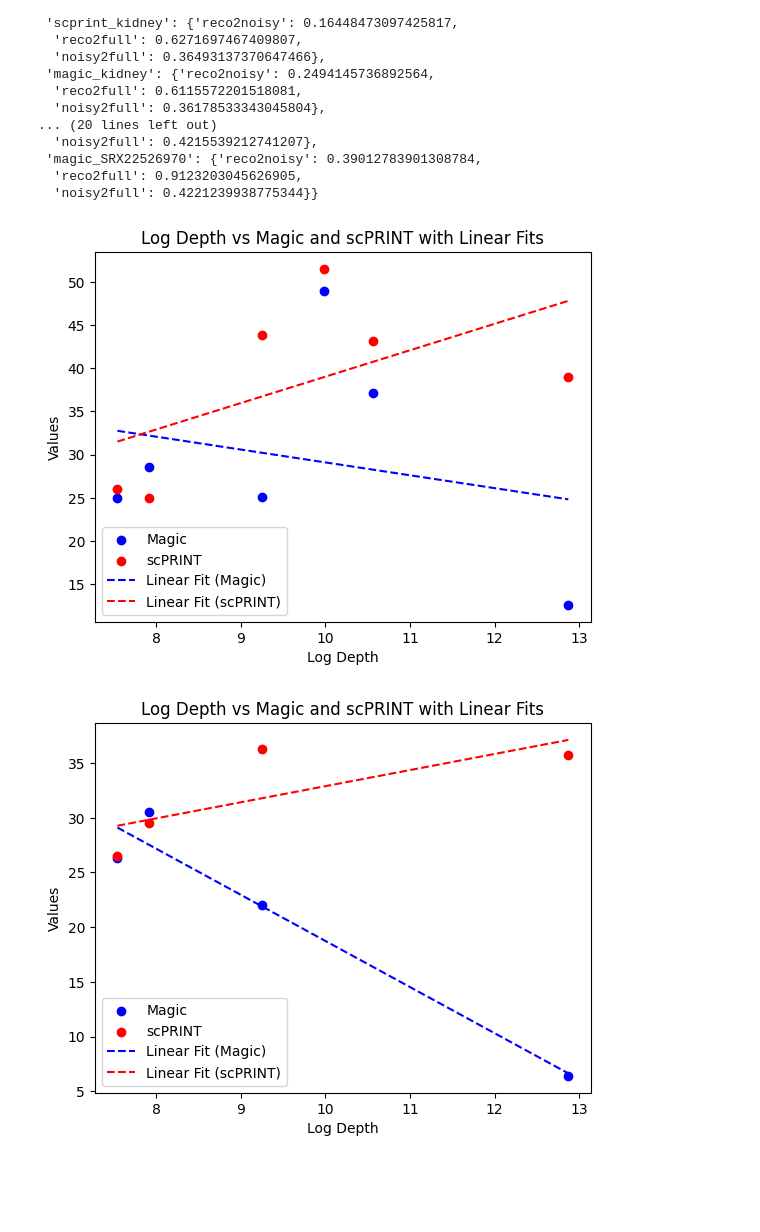
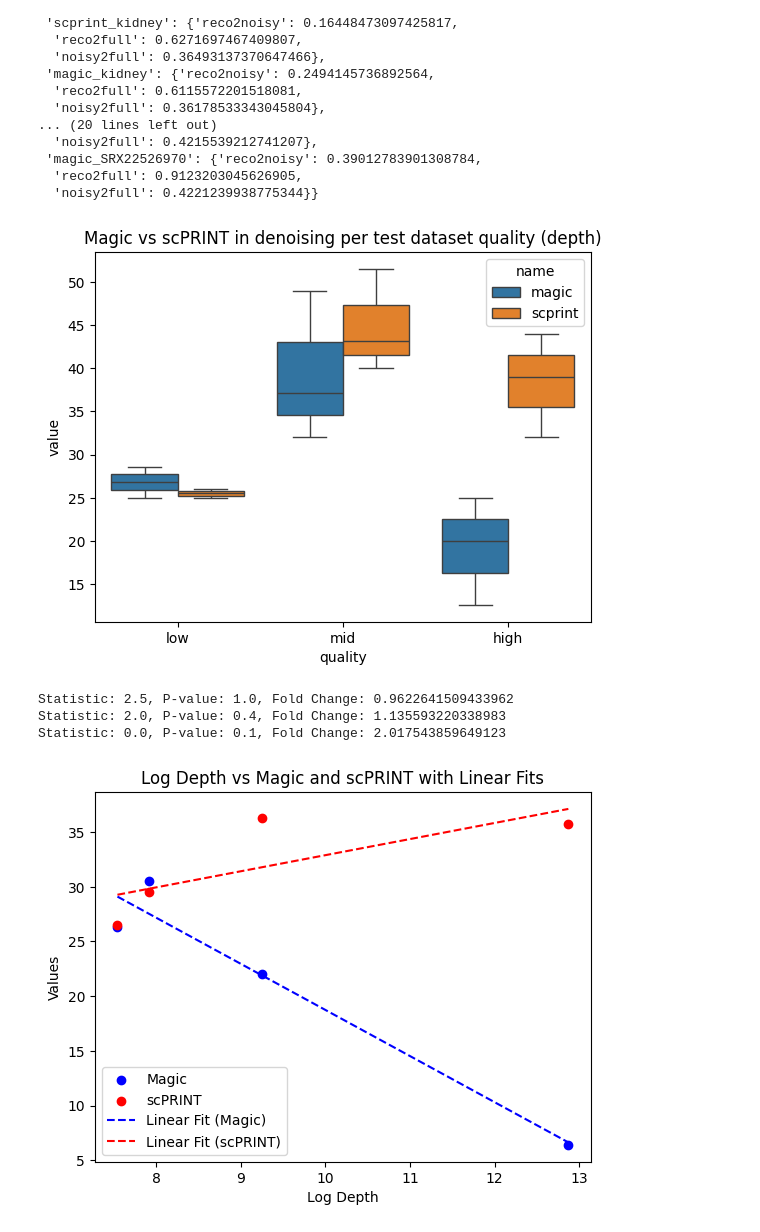
Before and after one commit to cantinilab/scPRINT, a Jupyter notebook: notebooks/scPRINT-2-repro-notebooks/denoising_V2.ipynb, the cells around one changed output. Saved outputs shown, nothing was run; the diff lists cells and outputs as text; code cells hidden in the pictures; blank space fills up the shorter version.

```diff
--- a/notebooks/scPRINT-2-repro-notebooks/denoising_V2.ipynb
+++ b/notebooks/scPRINT-2-repro-notebooks/denoising_V2.ipynb
@@ -356,72 +413,57 @@ res
 # %%
 import pandas as pd
 import matplotlib.pyplot as plt
 import numpy as np
+import seaborn as sns
 from scipy.optimize import curve_fit
 
 # Create a DataFrame
 # from prevmodel
 # data = {
 #    'depth': [2736, 1888, 388362, 10360],
 #    'magic': [30.4, 26.3, 6.4, 27.0],
 #    'scprint': [19.3, 21.5, 33.2, 36.1]
 # }
 # from the prevmodel
 #data = {
 #    "depth": [1888, 2736, 388362, 10360, 21693, 38469],
 #    "magic": [25, 28.7, 17.6, 27.6, 49, 37.1],
 #    "scprint": [26, 27.6, 29.8, 28.2, 47.7, 37.1],
 #}
 
 data = {
-    "depth": [1888, 2736, 388362, 10360, 21693, 38469],
-    "magic": [25, 28.6, 12.6, 25.1, 49, 37.1],
-    "scprint": [26, 25, 39, 43.8, 51.5, 43.1],
+    "depth":   [3_800, 5_300, 13_000, 21693, 38469, 140_000, 390_000, 1_000_000],
+    "magic":   [25,    28.6,  32,     49,    37.1,  20,      12.6,    25],
+    "scprint": [26,    25,    40,     51.5,  43.1,  32,      39,      44],
+    "quality": ["low", "low", "mid", "mid", "mid", "high", "high", "high"],
 }
+
+# smart-seq: 25-44 & 13-39
+
 df = pd.DataFrame(data)
-
-# Convert depth to log scale
-df["log_depth"] = np.log(df["depth"])
+df = df.melt(id_vars=["quality"], value_vars=["magic", "scprint"], var_name="name", value_name="value")
+sns.boxplot(data=df, x="quality", y="value", hue="name")
 
 
-# Define a linear function for curve fitting
-def linear_func(x, a, b):
-    return a * x + b
-
-
-# Fit the linear curves on log scale
-popt_magic, _ = curve_fit(linear_func, df["log_depth"], df["magic"])
-popt_scprint, _ = curve_fit(linear_func, df["log_depth"], df["scprint"])
-
-# Plot the data points
-plt.scatter(df["log_depth"], df["magic"], label="Magic", color="blue")
-plt.scatter(df["log_depth"], df["scprint"], label="scPRINT", color="red")
-
-# Plot the fitted linear curves
-x_values = np.linspace(min(df["log_depth"]), max(df["log_depth"]), 100)
-plt.plot(
-    x_values,
-    linear_func(x_values, *popt_magic),
-    label="Linear Fit (Magic)",
-    color="blue",
-    linestyle="--",
-)
-plt.plot(
-    x_values,
-    linear_func(x_values, *popt_scprint),
-    label="Linear Fit (scPRINT)",
-    color="red",
-    linestyle="--",
-)
-
 # Add labels and legend
-plt.xlabel("Log Depth")
-plt.ylabel("Values")
-plt.legend()
-plt.title("Log Depth vs Magic and scPRINT with Linear Fits")
+plt.title("Magic vs scPRINT denoising per test dataset quality (depth)")
 plt.show()
 # %% [output]
-[figure, old version]
+[figure, new version]
+# %%
+from scipy.stats import mannwhitneyu
+from statistics import mean
+
+for elem in [[[25,28],[26,25]],[[32,49,37],[40,51,43]],[[20,12, 25],[32,39, 44]]]:
+    statistic, pvalue = mannwhitneyu(elem[0], elem[1], alternative='two-sided')
+    m1 = mean(elem[0])#.mean()
+    m2 = mean(elem[1])
+    fold_change = m2 / m1 if m1 != 0 else np.inf
+    print(f"Statistic: {statistic}, P-value: {pvalue}, Fold Change: {fold_change}")
+# %% [output]
+Statistic: 2.5, P-value: 1.0, Fold Change: 0.9622641509433962
+Statistic: 2.0, P-value: 0.4, Fold Change: 1.135593220338983
+Statistic: 0.0, P-value: 0.1, Fold Change: 2.017543859649123
 # %%
 import pandas as pd
 import matplotlib.pyplot as plt
```
Also changed, not shown: parts of 8 cells of this notebook, 13 other files.
